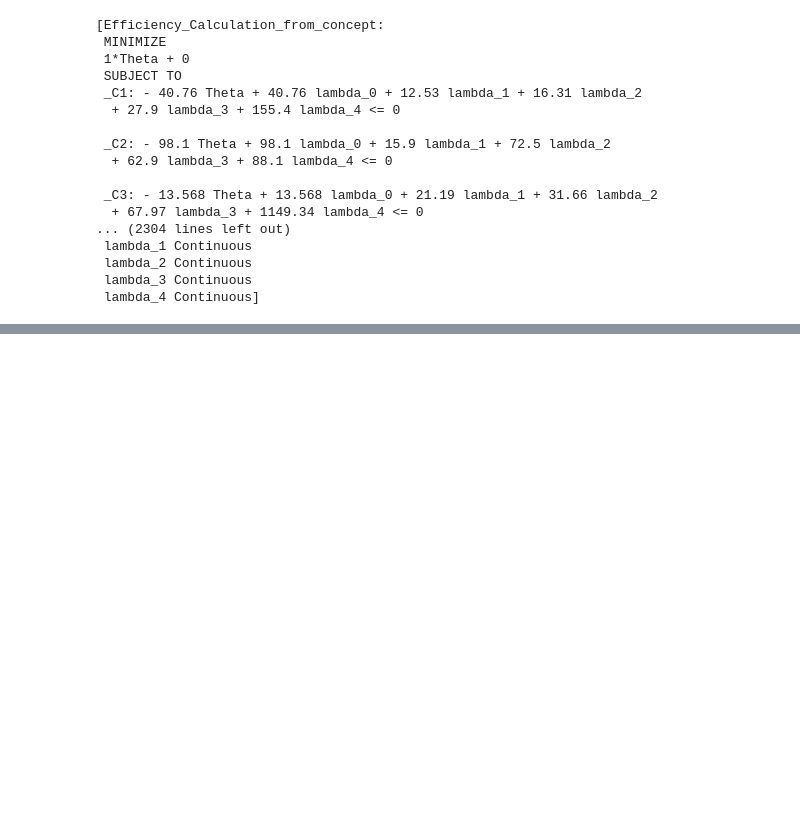
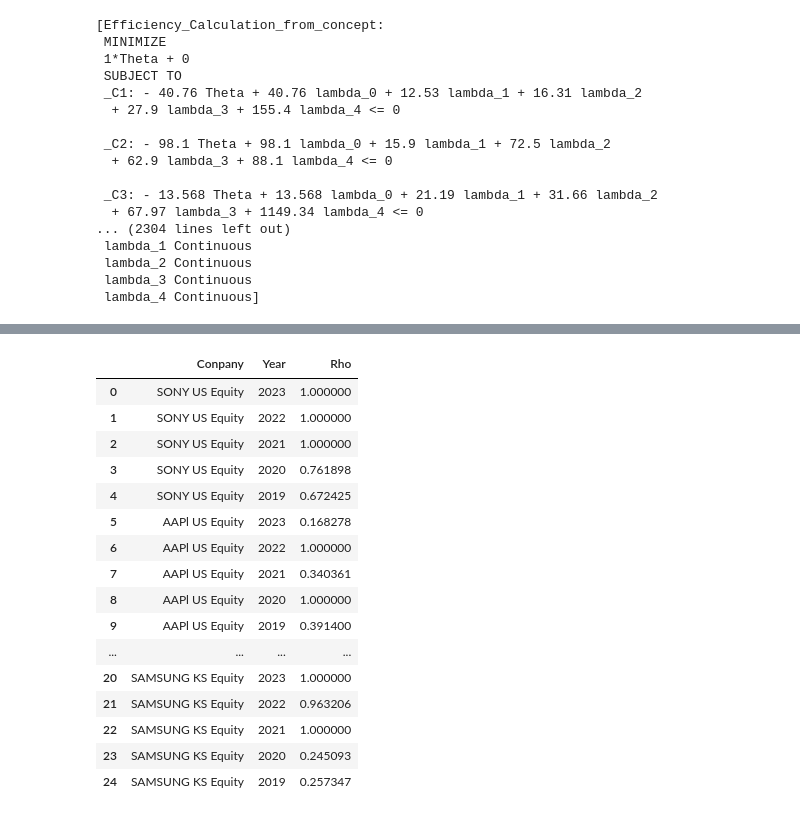
Before and after one commit to qweqwedfa/Modelling_Group, a Jupyter notebook: DEA_Algorithm.ipynb, the cells around one changed output, grey strips where cells are left out. Drawn from its saved outputs; the diff is of its cells as text; code cells hidden in the pictures; blank space fills up the shorter version.

```diff
--- a/DEA_Malmquist_2.ipynb
+++ b/DEA_Algorithm.ipynb
@@ -275,0 +375,20 @@ Malquits_model.SBM_result.to_csv('SBM_result.csv')
+# %%
+Malquits_model.SBM_result
+# %% [output]
+|  | Conpany | Year | Rho |
+| 0 | SONY US Equity | 2023 | 1.000000 |
+| 1 | SONY US Equity | 2022 | 1.000000 |
+| 2 | SONY US Equity | 2021 | 1.000000 |
+| 3 | SONY US Equity | 2020 | 0.761898 |
+| 4 | SONY US Equity | 2019 | 0.672425 |
+| 5 | AAPl US Equity | 2023 | 0.168278 |
+| 6 | AAPl US Equity | 2022 | 1.000000 |
+| 7 | AAPl US Equity | 2021 | 0.340361 |
+| 8 | AAPl US Equity | 2020 | 1.000000 |
+| 9 | AAPl US Equity | 2019 | 0.391400 |
+| ... | ... | ... | ... |
+| 20 | SAMSUNG KS Equity | 2023 | 1.000000 |
+| 21 | SAMSUNG KS Equity | 2022 | 0.963206 |
+| 22 | SAMSUNG KS Equity | 2021 | 1.000000 |
+| 23 | SAMSUNG KS Equity | 2020 | 0.245093 |
+| 24 | SAMSUNG KS Equity | 2019 | 0.257347 |
```
Also changed, not shown: parts of 11 cells of this notebook.
